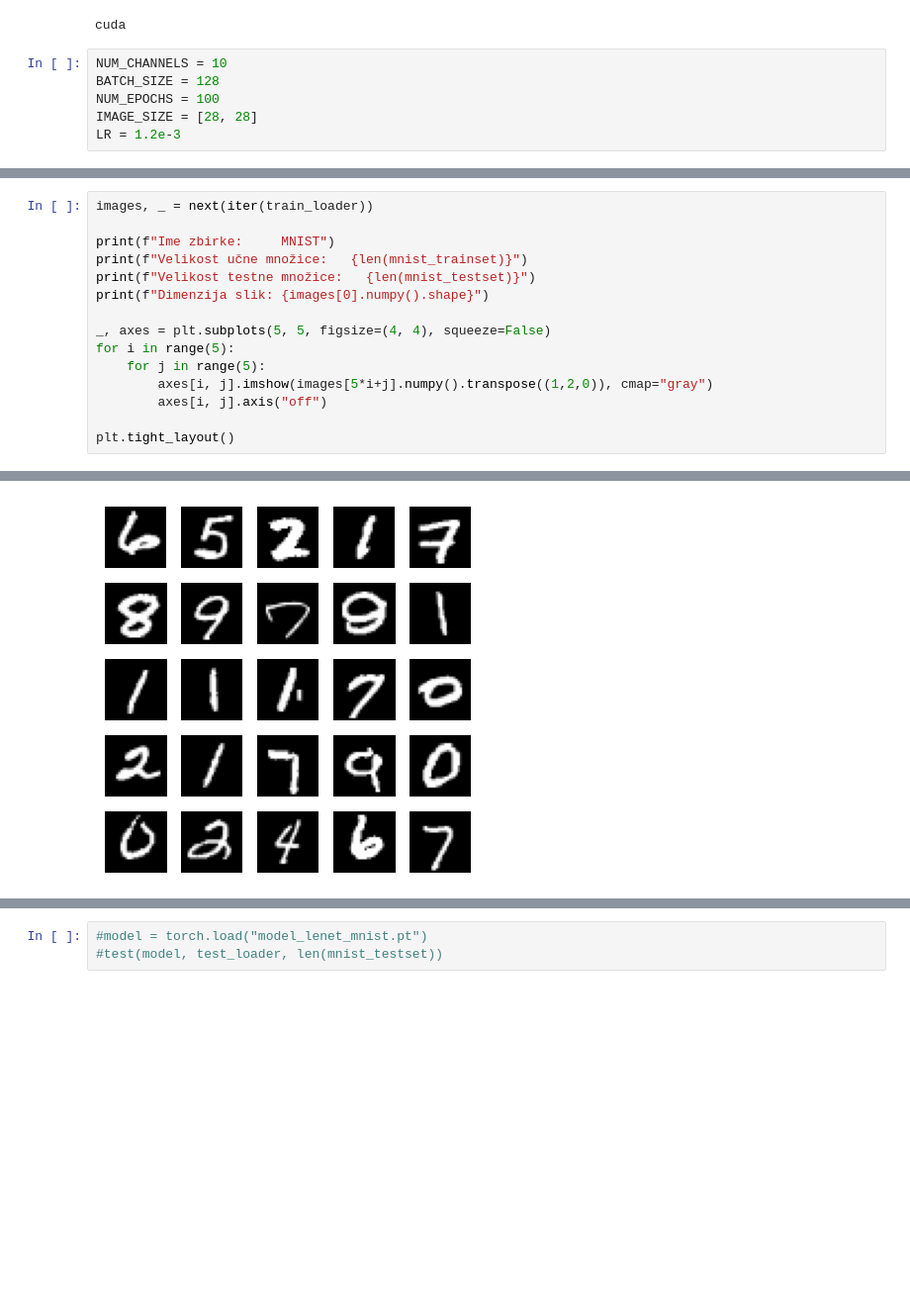
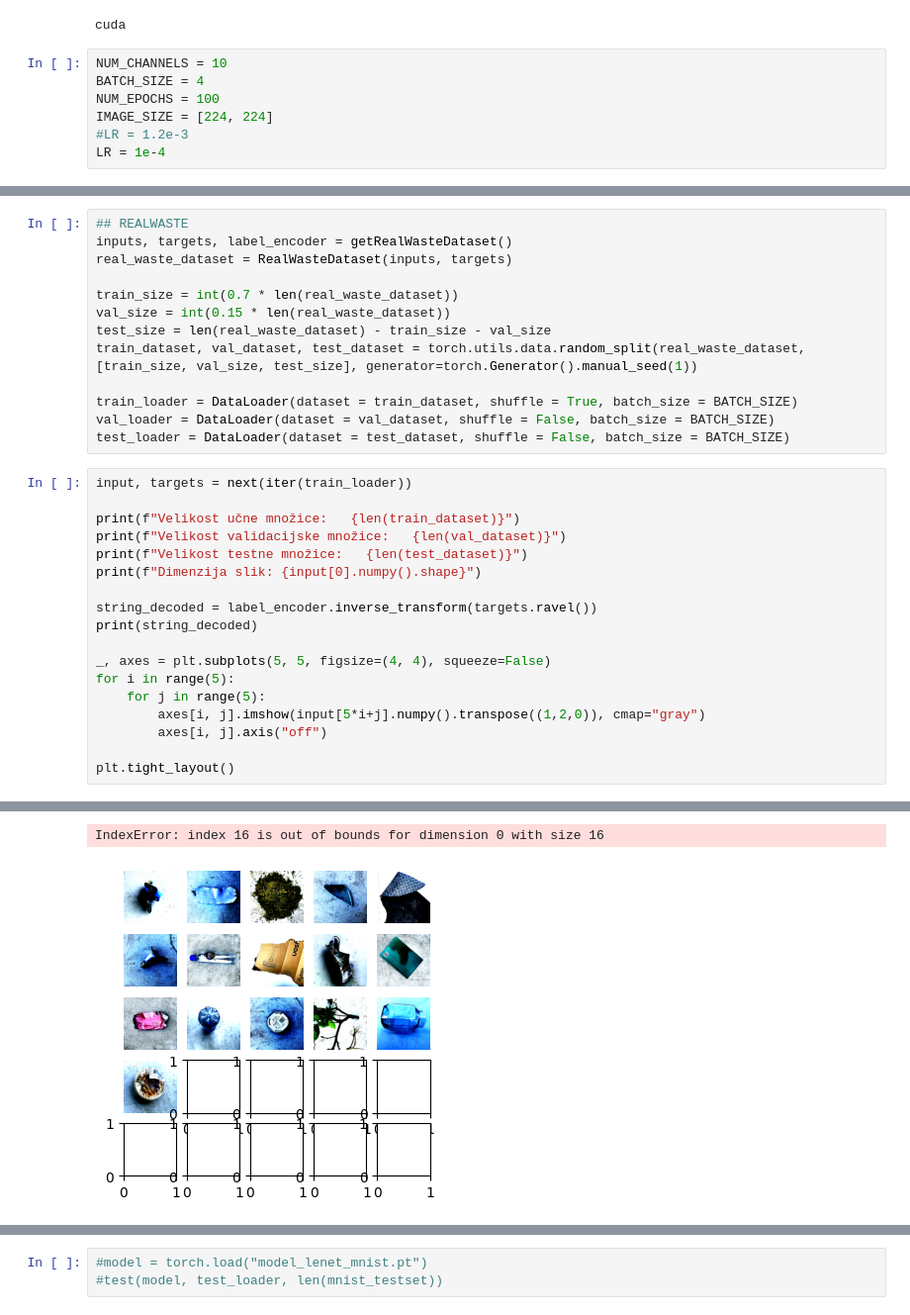
Before and after one commit to NejcPodvratnik/iterativno_rezanje, a Jupyter notebook: main.ipynb, the cells around one changed output, grey strips where cells are left out. Shown at 99% size. Cells and saved outputs as stored; diff of their text form; blank space fills up the shorter version.

Commit message:
Added RealWaste Dataset and Densenet121

```diff
--- a/main.ipynb
+++ b/main.ipynb
@@ -28,8 +45,9 @@ print(device)
 cuda
 # %%
 NUM_CHANNELS = 10
-BATCH_SIZE = 128
+BATCH_SIZE = 4
 NUM_EPOCHS = 100
-IMAGE_SIZE = [28, 28]
-LR = 1.2e-3
+IMAGE_SIZE = [224, 224]
+#LR = 1.2e-3
+LR = 1e-4
 # %%
@@ -55,18 +76,34 @@ val_loader = DataLoader(dataset=val_subset, shuffle=False, batch_size=BATCH_SIZE
 
 mnist_testset = datasets.MNIST(root='./data', train=False, download=True, transform=transform)
 test_loader = DataLoader(mnist_testset, batch_size=BATCH_SIZE, shuffle=True)
+# %%
+## REALWASTE
+inputs, targets, label_encoder = getRealWasteDataset()
+real_waste_dataset = RealWasteDataset(inputs, targets)
+
+train_size = int(0.7 * len(real_waste_dataset))
+val_size = int(0.15 * len(real_waste_dataset))
+test_size = len(real_waste_dataset) - train_size - val_size
+train_dataset, val_dataset, test_dataset = torch.utils.data.random_split(real_waste_dataset, [train_size, val_size, test_size], generator=torch.Generator().manual_seed(1))
+
+train_loader = DataLoader(dataset = train_dataset, shuffle = True, batch_size = BATCH_SIZE)
+val_loader = DataLoader(dataset = val_dataset, shuffle = False, batch_size = BATCH_SIZE)
+test_loader = DataLoader(dataset = test_dataset, shuffle = False, batch_size = BATCH_SIZE)
 # %%
-images, _ = next(iter(train_loader))
+input, targets = next(iter(train_loader))
 
-print(f"Ime zbirke:     MNIST")
-print(f"Velikost učne množice:   {len(mnist_trainset)}")
-print(f"Velikost testne množice:   {len(mnist_testset)}")
-print(f"Dimenzija slik: {images[0].numpy().shape}")
+print(f"Velikost učne množice:   {len(train_dataset)}")
+print(f"Velikost validacijske množice:   {len(val_dataset)}")
+print(f"Velikost testne množice:   {len(test_dataset)}")
+print(f"Dimenzija slik: {input[0].numpy().shape}")
+
+string_decoded = label_encoder.inverse_transform(targets.ravel())
+print(string_decoded)
 
 _, axes = plt.subplots(5, 5, figsize=(4, 4), squeeze=False)
 for i in range(5):
     for j in range(5):
-        axes[i, j].imshow(images[5*i+j].numpy().transpose((1,2,0)), cmap="gray")
+        axes[i, j].imshow(input[5*i+j].numpy().transpose((1,2,0)), cmap="gray")
         axes[i, j].axis("off")
 
 plt.tight_layout()
@@ -78,2 +134,3 @@ Dimenzija slik: (1, 28, 28)
+IndexError: index 16 is out of bounds for dimension 0 with size 16
-[figure, old version]
+[figure, new version]
 # %%
```
Also changed, not shown: parts of 8 cells of this notebook, 7 other files.
